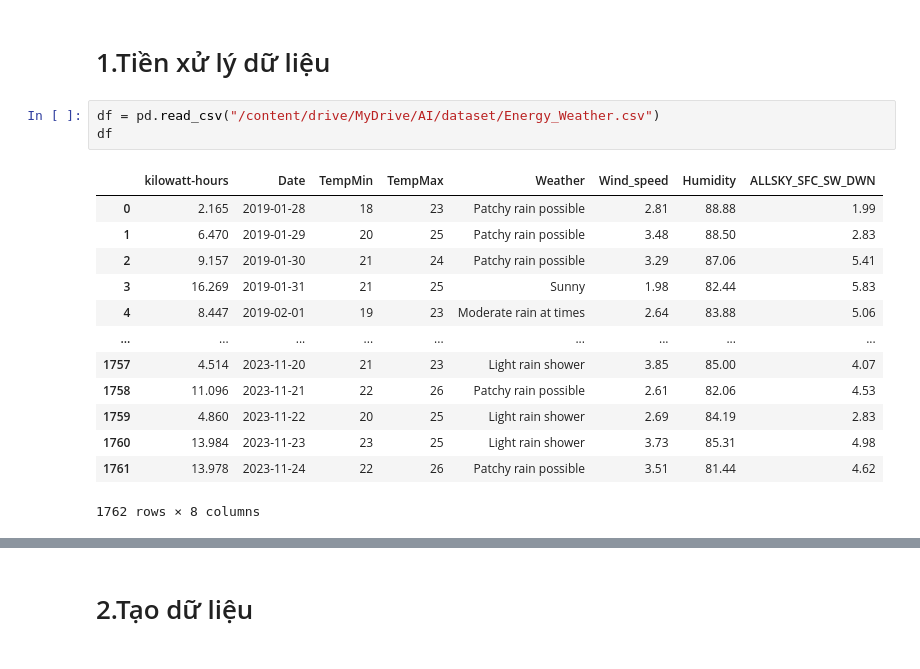
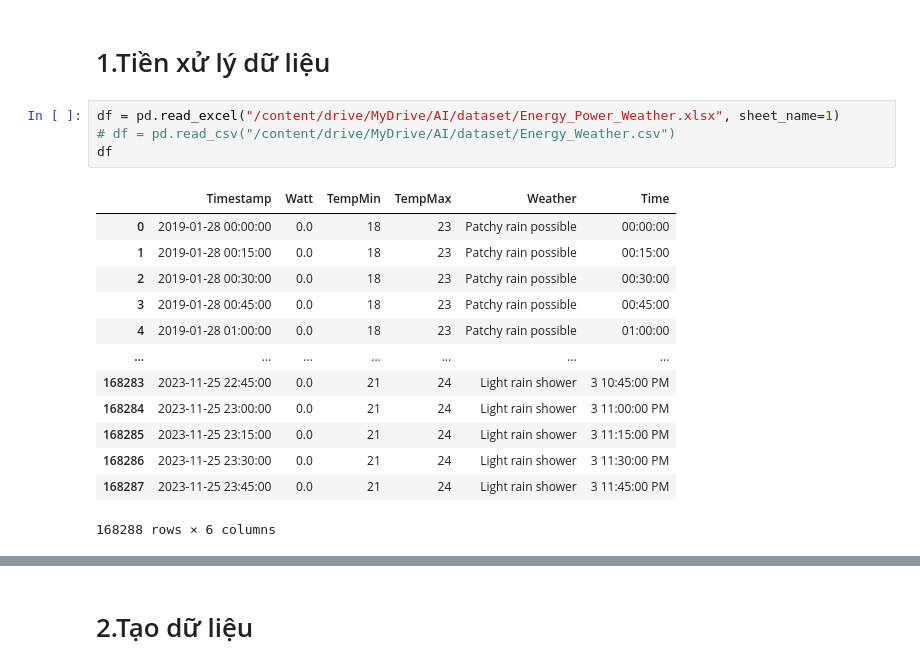
Before and after one commit to Luanho20092002/NCKH_SolarSystem, a Jupyter notebook: test.ipynb, the cells around one changed output, grey strips where cells are left out. Cells and saved outputs as stored; diff of their text form.

```diff
--- a/test.ipynb
+++ b/test.ipynb
@@ -10,20 +10,21 @@ Mounted at /content/drive
 # %% [markdown]
 # 1.Tiền xử lý dữ liệu
 # %%
-df = pd.read_csv("/content/drive/MyDrive/AI/dataset/Energy_Weather.csv")
+df = pd.read_excel("/content/drive/MyDrive/AI/dataset/Energy_Power_Weather.xlsx", sheet_name=1)
+# df = pd.read_csv("/content/drive/MyDrive/AI/dataset/Energy_Weather.csv")
 df
 # %% [output]
-|  | kilowatt-hours | Date | TempMin | TempMax | Weather | Wind_speed | Humidity | ALLSKY_SFC_SW_DWN |
-| 0 | 2.165 | 2019-01-28 | 18 | 23 | Patchy rain possible | 2.81 | 88.88 | 1.99 |
-| 1 | 6.470 | 2019-01-29 | 20 | 25 | Patchy rain possible | 3.48 | 88.50 | 2.83 |
-| 2 | 9.157 | 2019-01-30 | 21 | 24 | Patchy rain possible | 3.29 | 87.06 | 5.41 |
-| 3 | 16.269 | 2019-01-31 | 21 | 25 | Sunny | 1.98 | 82.44 | 5.83 |
-| 4 | 8.447 | 2019-02-01 | 19 | 23 | Moderate rain at times | 2.64 | 83.88 | 5.06 |
-| ... | ... | ... | ... | ... | ... | ... | ... | ... |
-| 1757 | 4.514 | 2023-11-20 | 21 | 23 | Light rain shower | 3.85 | 85.00 | 4.07 |
-| 1758 | 11.096 | 2023-11-21 | 22 | 26 | Patchy rain possible | 2.61 | 82.06 | 4.53 |
-| 1759 | 4.860 | 2023-11-22 | 20 | 25 | Light rain shower | 2.69 | 84.19 | 2.83 |
-| 1760 | 13.984 | 2023-11-23 | 23 | 25 | Light rain shower | 3.73 | 85.31 | 4.98 |
-| 1761 | 13.978 | 2023-11-24 | 22 | 26 | Patchy rain possible | 3.51 | 81.44 | 4.62 |
+|  | Timestamp | Watt | TempMin | TempMax | Weather | Time |
+| 0 | 2019-01-28 00:00:00 | 0.0 | 18 | 23 | Patchy rain possible | 00:00:00 |
+| 1 | 2019-01-28 00:15:00 | 0.0 | 18 | 23 | Patchy rain possible | 00:15:00 |
+| 2 | 2019-01-28 00:30:00 | 0.0 | 18 | 23 | Patchy rain possible | 00:30:00 |
+| 3 | 2019-01-28 00:45:00 | 0.0 | 18 | 23 | Patchy rain possible | 00:45:00 |
+| 4 | 2019-01-28 01:00:00 | 0.0 | 18 | 23 | Patchy rain possible | 01:00:00 |
+| ... | ... | ... | ... | ... | ... | ... |
+| 168283 | 2023-11-25 22:45:00 | 0.0 | 21 | 24 | Light rain shower | 3 10:45:00 PM |
+| 168284 | 2023-11-25 23:00:00 | 0.0 | 21 | 24 | Light rain shower | 3 11:00:00 PM |
+| 168285 | 2023-11-25 23:15:00 | 0.0 | 21 | 24 | Light rain shower | 3 11:15:00 PM |
+| 168286 | 2023-11-25 23:30:00 | 0.0 | 21 | 24 | Light rain shower | 3 11:30:00 PM |
+| 168287 | 2023-11-25 23:45:00 | 0.0 | 21 | 24 | Light rain shower | 3 11:45:00 PM |
-1762 rows × 8 columns
+168288 rows × 6 columns
 # %%
```
Also changed, not shown: parts of 11 cells of this notebook.
